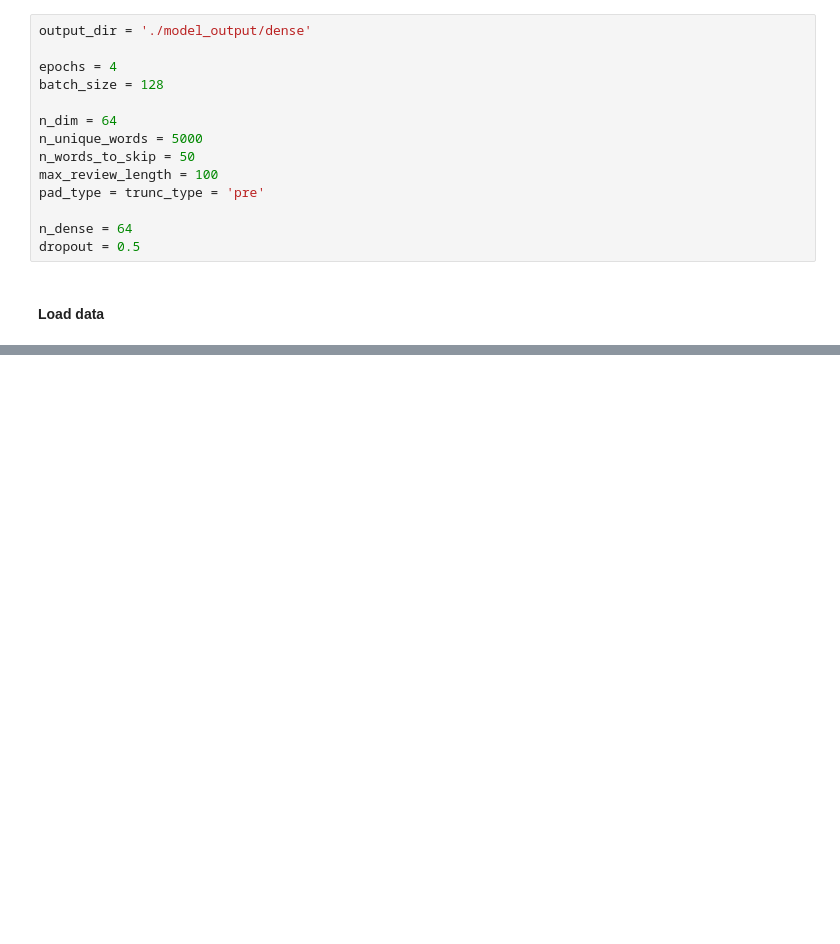
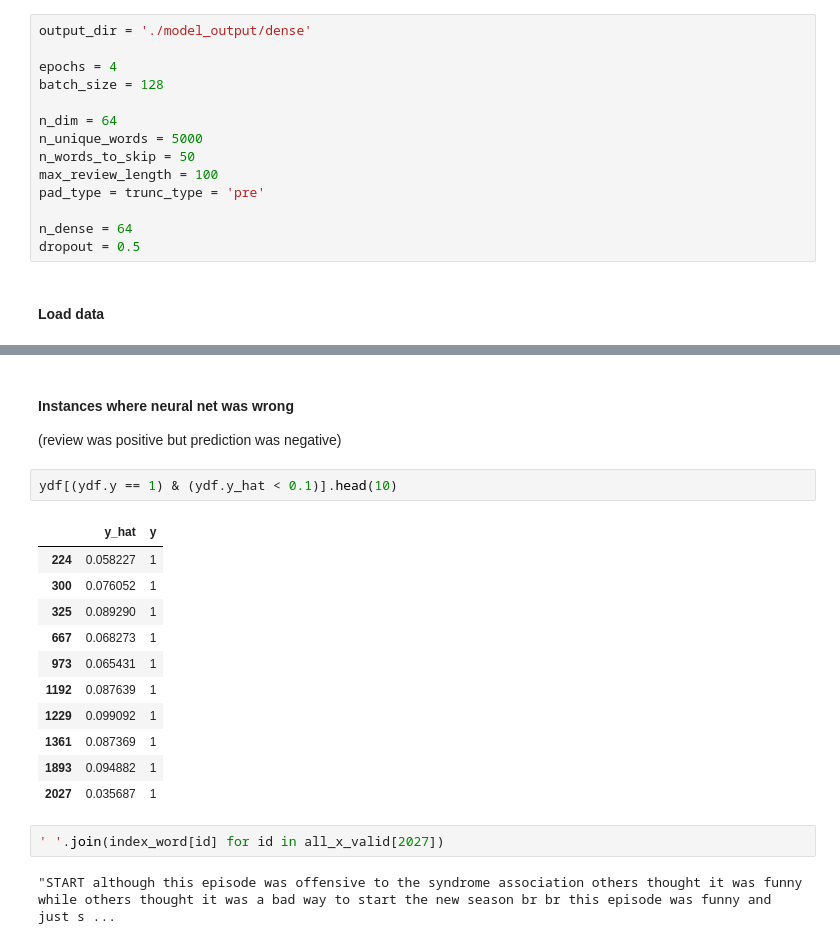
Before and after one commit to siddhx/Natural-Language-Processing, a Jupyter notebook: dense_sentiment_classifier.ipynb, the cells around one changed output, grey strips where cells are left out. Drawn from its saved outputs; the diff is of its cells as text; blank space fills up the shorter version.

```diff
--- a/dense_sentiment_classifier.ipynb
+++ b/dense_sentiment_classifier.ipynb
@@ -37,0 +324,21 @@ dropout = 0.5
+# %% [markdown]
+#### Instances where neural net was wrong
+(review was positive but prediction was negative)
+# %%
+ydf[(ydf.y == 1) & (ydf.y_hat < 0.1)].head(10)
+# %% [output]
+|  | y_hat | y |
+| 224 | 0.058227 | 1 |
+| 300 | 0.076052 | 1 |
+| 325 | 0.089290 | 1 |
+| 667 | 0.068273 | 1 |
+| 973 | 0.065431 | 1 |
+| 1192 | 0.087639 | 1 |
+| 1229 | 0.099092 | 1 |
+| 1361 | 0.087369 | 1 |
+| 1893 | 0.094882 | 1 |
+| 2027 | 0.035687 | 1 |
+# %%
+' '.join(index_word[id] for id in all_x_valid[2027])
+# %% [output]
+"START although this episode was offensive to the syndrome association others thought it was funny while others thought it was a bad way to start the new season br br this episode was funny and just s ...
```
Also changed, not shown: parts of 47 cells of this notebook, 4 other files.
